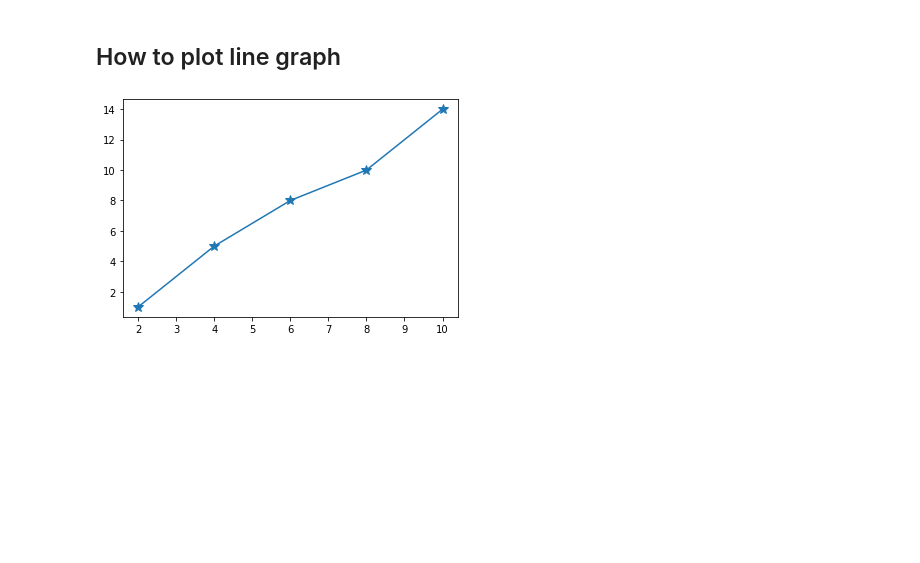
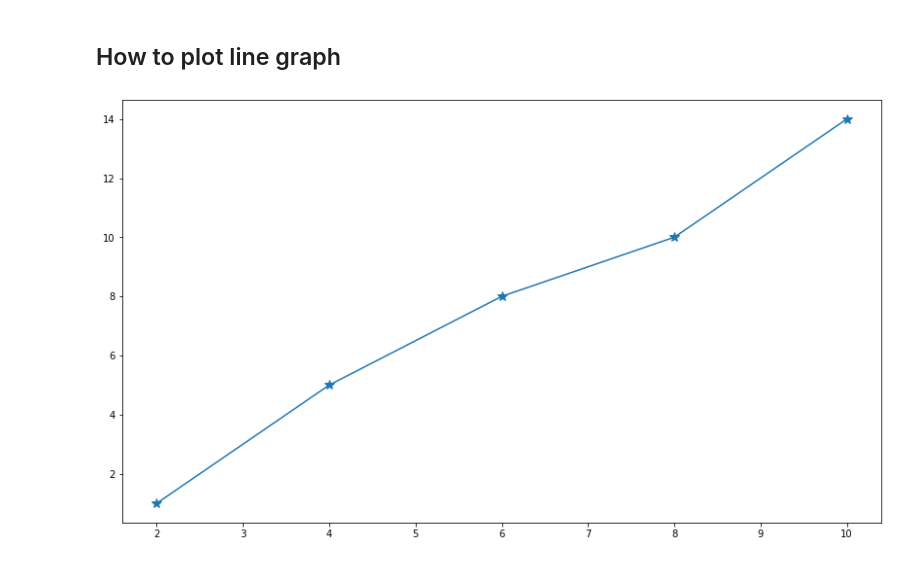
Before and after one commit to aryan68125/Prutor-AI-ML, a Jupyter notebook: Class Work Matplotlib.ipynb, the cells around one changed output. Saved outputs shown, nothing was run; the diff lists cells and outputs as text; code cells hidden in the pictures; blank space fills up the shorter version.

```diff
--- a/Class Work Matplotlib.ipynb
+++ b/Class Work Matplotlib.ipynb
@@ -130,7 +130,8 @@ Name: duration, dtype: float64
 # %%
 x= [2,4,6,8,10]
 y=[1,5,8,10,14]
+plt.figure(figsize=(14,8)) #plt.figure(figsize=(width,height))
 plt.plot(x,y,marker='*',markersize=10) #each * is showing x,y points on the graph
 plt.show()
 # %% [output]
-[figure, old version]
+[figure, new version]
```
Also changed, not shown: parts of 1 cell of this notebook, 3 other files.
